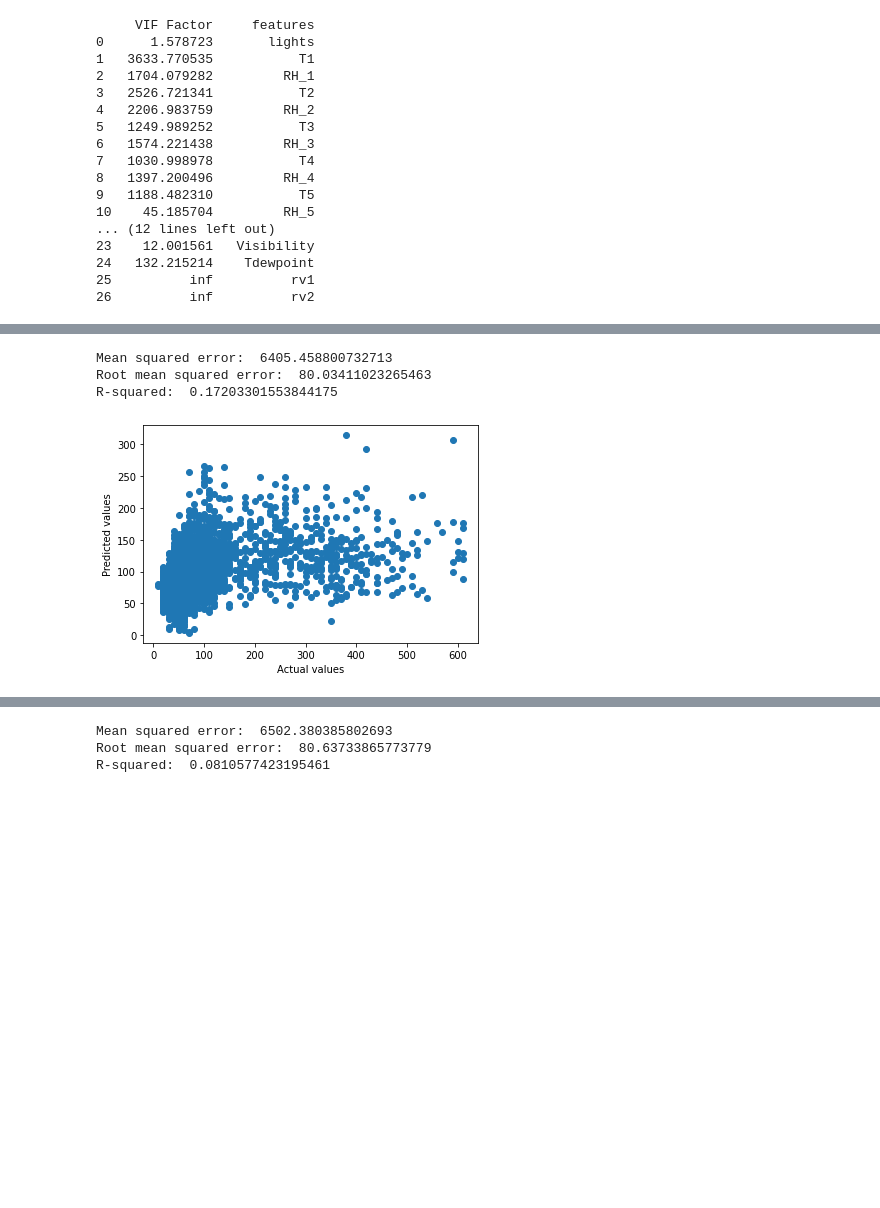
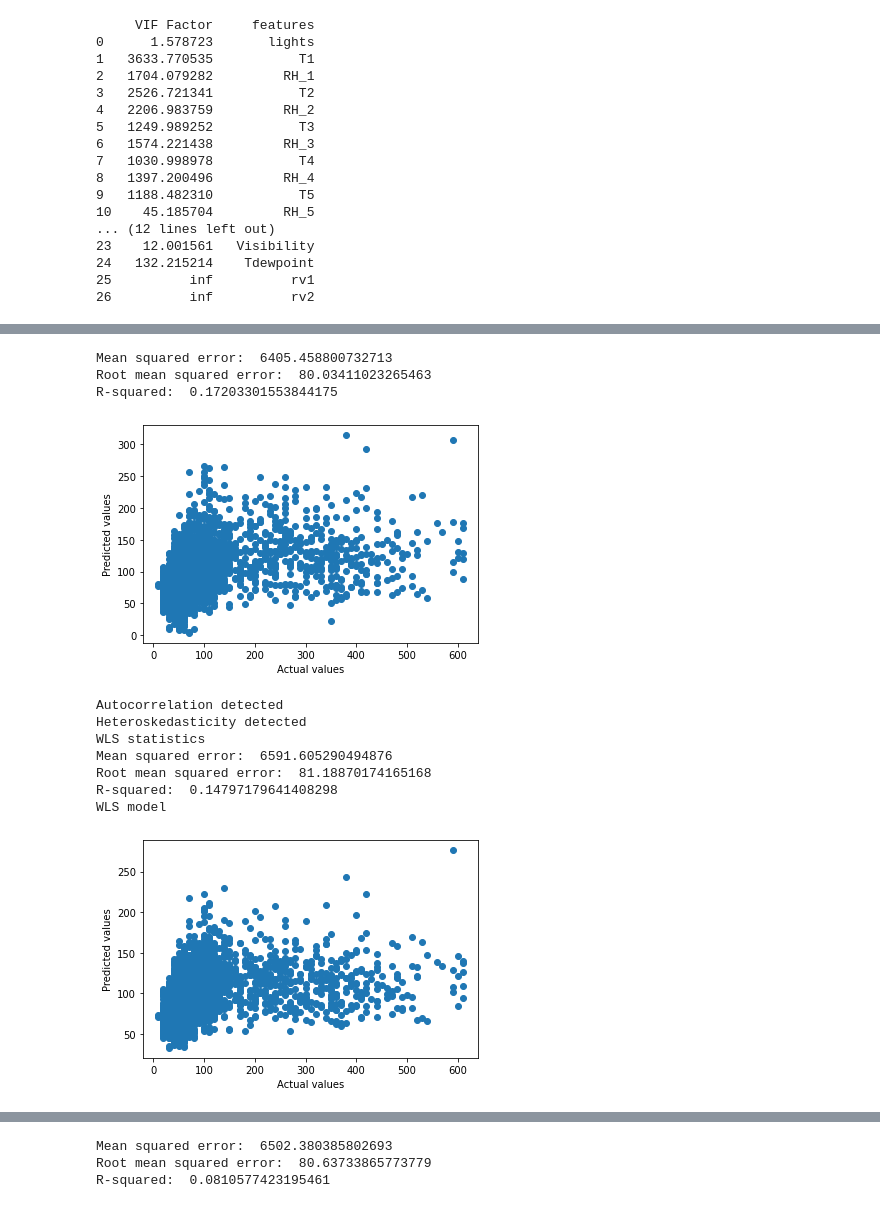
Before and after one commit to nimnathw/energy-consumption, a Jupyter notebook: energy_consumption.ipynb, the cells around one changed output, grey strips where cells are left out. Cells and saved outputs as stored; diff of their text form; code cells hidden in the pictures; blank space fills up the shorter version.

```diff
--- a/energy_consumption.ipynb
+++ b/energy_consumption.ipynb
@@ -309,6 +344,9 @@ print(vif)
 # Create X features set and y outcome set
 X = df_filtered.drop(["Appliances"], axis=1)
 y = df_filtered["Appliances"]
+
+# Set a random seed for reproducibility
+np.random.seed(123)
 
 # Split the data into training and test sets
 X_train, X_test, y_train, y_test = train_test_split(X, y, test_size=0.2, random_state=0)
@@ -321,30 +359,94 @@ lr = LinearRegression()
 
 # Train the model
 lr.fit(X_train, y_train)
 
 # Predict y values for the validation set
 y_pred = lr.predict(X_val)
 
 # Calculate model perfomance metrics for the validation set
 # Calculate mean squared error
 mse = mean_squared_error(y_val, y_pred)
 print("Mean squared error: ", mse)
 
 # Calculate root mean squared error
 rmse = np.sqrt(mse)
 print("Root mean squared error: ", rmse)
 
 # Calculate R-squared score
 r2 = r2_score(y_val, y_pred)
 print("R-squared: ", r2)
 
 # Plot predicted values  against the actual values for the validation set
 plt.scatter(y_val, y_pred)
 plt.xlabel("Actual values")
 plt.ylabel("Predicted values")
 plt.show()
+
+# Calculate statistics for model robustness
+# Test for autocorrelation
+acf = sm.tsa.stattools.acf(residuals, nlags=20, fft=False)
+if np.abs(acf[1:]).max() > 0.5:
+    print('Autocorrelation detected')
+
+# Run Weighted Least Squares if heteroskedasticity is detected
+# Test for heteroskedasticity (Breusch Pagan()
+residuals = y_val - y_pred
+_, p, _, _ = sm.stats.diagnostic.het_breuschpagan(residuals, X_val)
+
+if p < 0.05:
+    print('Heteroskedasticity detected')
+
+    # Calculate residuals and fitted values for the validation set
+    residuals = y_val - lr.predict(X_val)
+    fitted_values = lr.predict(X_val)
+
+    # Create DataFrame with residuals and fitted values
+    df_residuals = pd.DataFrame({'residuals': residuals, 'fitted_values': fitted_values})
+
+    # Estimate variance function of errors
+    ols_residuals = sm.OLS(residuals.abs(), fitted_values).fit()
+    var_func = ols_residuals.fittedvalues**2
+
+    # Calculate weight vector
+    wt = 1 / var_func
+
+    # Fit WLS model
+    wls = sm.WLS(endog=y_val, exog=X_val, weights=wt).fit()
+
+    # Predict y values for the validation set
+    y_pred_WLS = wls.predict(X_val)
+
+    # Print WLS model statistics
+    print("WLS statistics")
+
+    # Calculate mean squared error
+    mse_WLS = mean_squared_error(y_val, y_pred_WLS)
+    print("Mean squared error: ", mse_WLS)
+
+    # Calculate root mean squared error
+    rmse_WLS = np.sqrt(mse_WLS)
+    print("Root mean squared error: ", rmse_WLS)
+
+    # Calculate R-squared score
+    r2_WLS = r2_score(y_val, y_pred_WLS)
+    print("R-squared: ", r2_WLS)
+
+    # Plot predicted values  against the actual values for the validation set
+    print("WLS model")
+    plt.scatter(y_val, y_pred_WLS)
+    plt.xlabel("Actual values")
+    plt.ylabel("Predicted values")
+    plt.show()
 # %% [output]
 Mean squared error:  6405.458800732713
 Root mean squared error:  80.03411023265463
 R-squared:  0.17203301553844175
 [figure]
+Autocorrelation detected
+Heteroskedasticity detected
+WLS statistics
+Mean squared error:  6591.605290494876
+Root mean squared error:  81.18870174165168
+R-squared:  0.14797179641408298
+WLS model
+[figure, added]
```
Also changed, not shown: parts of 10 cells of this notebook.
